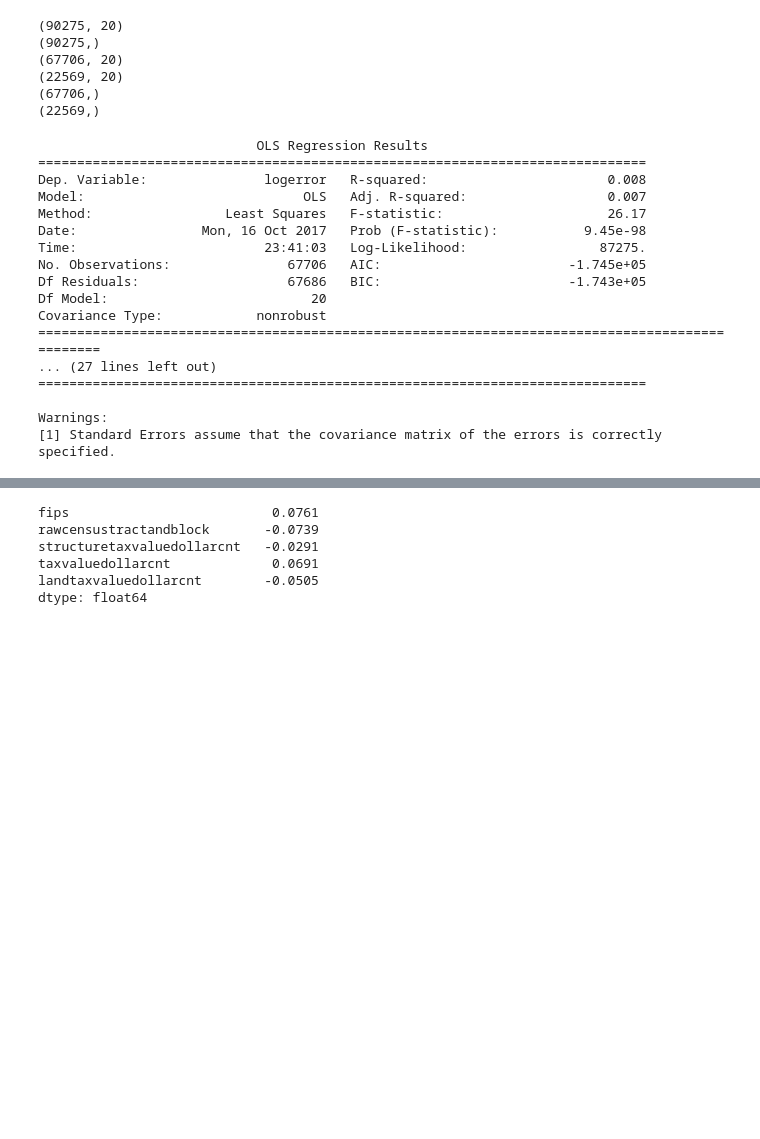
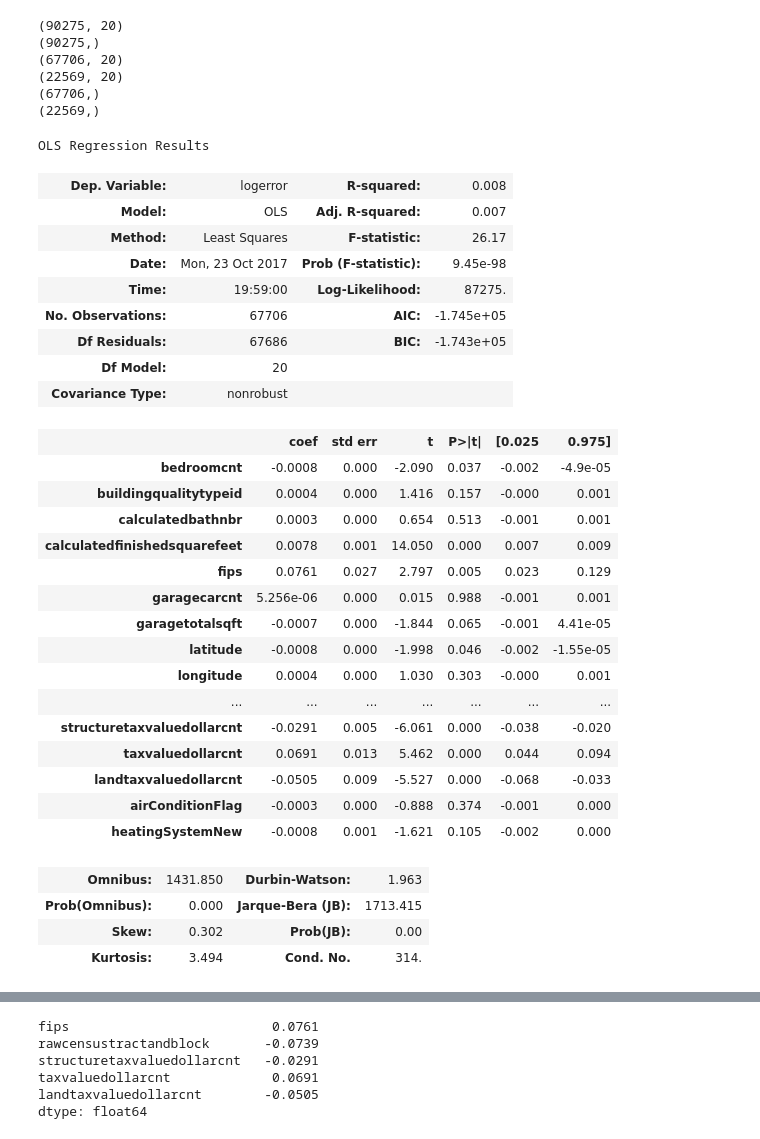
Before and after one commit to malctaylor15/Zillow_Kaggle, a Jupyter notebook: Analysis - Linear Regression.ipynb, the cells around one changed output, grey strips where cells are left out. Cells and saved outputs as stored; diff of their text form; code cells hidden in the pictures; blank space fills up the shorter version.

```diff
--- a/Analysis - Linear Regression.ipynb
+++ b/Analysis - Linear Regression.ipynb
@@ -15,7 +24,7 @@ pd.options.display.float_format = '{:,.4f}'.format
 # %% [markdown]
 ### Bring In The Data
 # %%
-train_df_raw= pd.read_csv("train_2016_v2.csv", parse_dates=["transactiondate"]) #need the file to be in the same directory level as this notebook file
-prop = pd.read_csv("properties_2016.csv") #, usecols=good_import_cols) #the properties of each house, where each house is known as parcelid in the data
+train_df_raw = pd.read_csv("train_2016_v2.csv",parse_dates=["transactiondate"],low_memory=False) #'''need the file to be in the same directory level as this notebook file'''
+properties = pd.read_csv("properties_2016.csv",low_memory=False) #'''need the file to be in the same directory level as this notebook file'''
 # %% [markdown]
 ### Remove and Impute Nulls
@@ -23,12 +32,17 @@ prop = pd.read_csv("properties_2016.csv") #, usecols=good_import_cols) #the prop
 # %%
+train_df_merged = train_df_raw.merge(properties, on='parcelid', how = 'left')
+missing_df = train_df_merged.isnull().sum(axis=0).reset_index()
+'''
+Finds the number of missing values per column in property file and reset
+index for the next operation'''
+missing_df.columns = ['column_name', 'missing_count']
+'''Assign names for the
+only 2 columns'''
 
-train_df_merged = train_df_raw.merge(prop, on='parcelid', how = 'left')
+missing_df = missing_df.loc[missing_df['missing_count']>0]
+'''Remove any features that have no empty rows aka any columns
+completely filled'''
 
-missing_df = train_df_merged.isnull().sum(axis=0).reset_index() # Finds the number of missing values per column in property file and reset index for the next operation
-
-missing_df.columns = ['column_name', 'missing_count'] # Assign names for the only 2 columns
-
-missing_df = missing_df.loc[missing_df['missing_count']>0] # Remove any features that have no empty rows aka any columns completely filled
 missing_df['missing_ratio'] = missing_df['missing_count'] / train_df_merged.shape[0] # Create new column for ratio of empties
 missing_df_over75 = missing_df.loc[missing_df['missing_ratio']>0.75] # Remove any with less than 75% vals missing
 print(missing_df.sort_values('missing_count', ascending=False)) # Printed to compare the cols that were dropped by the last action
@@ -648,22 +651,35 @@ import statsmodels.api as sm
 # %%
-model = sm.OLS(y_train, X_train)
+model = smf.OLS(y_train, X_train)
 results = model.fit()
-print(results.summary())
+results.summary()
 # %% [output]
-                            OLS Regression Results
-==============================================================================
-Dep. Variable:               logerror   R-squared:                       0.008
-Model:                            OLS   Adj. R-squared:                  0.007
-Method:                 Least Squares   F-statistic:                     26.17
-Date:                Mon, 16 Oct 2017   Prob (F-statistic):           9.45e-98
-Time:                        23:41:03   Log-Likelihood:                 87275.
-No. Observations:               67706   AIC:                        -1.745e+05
-Df Residuals:                   67686   BIC:                        -1.743e+05
-Df Model:                          20
-Covariance Type:            nonrobust
-================================================================================================
-... (27 lines left out)
-==============================================================================
-
-Warnings:
-[1] Standard Errors assume that the covariance matrix of the errors is correctly specified.
+OLS Regression Results
+| Dep. Variable: | logerror | R-squared: | 0.008 |
+| Model: | OLS | Adj. R-squared: | 0.007 |
+| Method: | Least Squares | F-statistic: | 26.17 |
+| Date: | Mon, 23 Oct 2017 | Prob (F-statistic): | 9.45e-98 |
+| Time: | 19:59:00 | Log-Likelihood: | 87275. |
+| No. Observations: | 67706 | AIC: | -1.745e+05 |
+| Df Residuals: | 67686 | BIC: | -1.743e+05 |
+| Df Model: | 20 |  |  |
+| Covariance Type: | nonrobust |  |  |
+|  | coef | std err | t | P>|t| | [0.025 | 0.975] |
+| bedroomcnt | -0.0008 | 0.000 | -2.090 | 0.037 | -0.002 | -4.9e-05 |
+| buildingqualitytypeid | 0.0004 | 0.000 | 1.416 | 0.157 | -0.000 | 0.001 |
+| calculatedbathnbr | 0.0003 | 0.000 | 0.654 | 0.513 | -0.001 | 0.001 |
+| calculatedfinishedsquarefeet | 0.0078 | 0.001 | 14.050 | 0.000 | 0.007 | 0.009 |
+| fips | 0.0761 | 0.027 | 2.797 | 0.005 | 0.023 | 0.129 |
+| garagecarcnt | 5.256e-06 | 0.000 | 0.015 | 0.988 | -0.001 | 0.001 |
+| garagetotalsqft | -0.0007 | 0.000 | -1.844 | 0.065 | -0.001 | 4.41e-05 |
+| latitude | -0.0008 | 0.000 | -1.998 | 0.046 | -0.002 | -1.55e-05 |
+| longitude | 0.0004 | 0.000 | 1.030 | 0.303 | -0.000 | 0.001 |
+| ... | ... | ... | ... | ... | ... | ... |
+| structuretaxvaluedollarcnt | -0.0291 | 0.005 | -6.061 | 0.000 | -0.038 | -0.020 |
+| taxvaluedollarcnt | 0.0691 | 0.013 | 5.462 | 0.000 | 0.044 | 0.094 |
+| landtaxvaluedollarcnt | -0.0505 | 0.009 | -5.527 | 0.000 | -0.068 | -0.033 |
+| airConditionFlag | -0.0003 | 0.000 | -0.888 | 0.374 | -0.001 | 0.000 |
+| heatingSystemNew | -0.0008 | 0.001 | -1.621 | 0.105 | -0.002 | 0.000 |
+| Omnibus: | 1431.850 | Durbin-Watson: | 1.963 |
+| Prob(Omnibus): | 0.000 | Jarque-Bera (JB): | 1713.415 |
+| Skew: | 0.302 | Prob(JB): | 0.00 |
+| Kurtosis: | 3.494 | Cond. No. | 314. |
```
Also changed, not shown: parts of 16 cells of this notebook, 2 other files.
